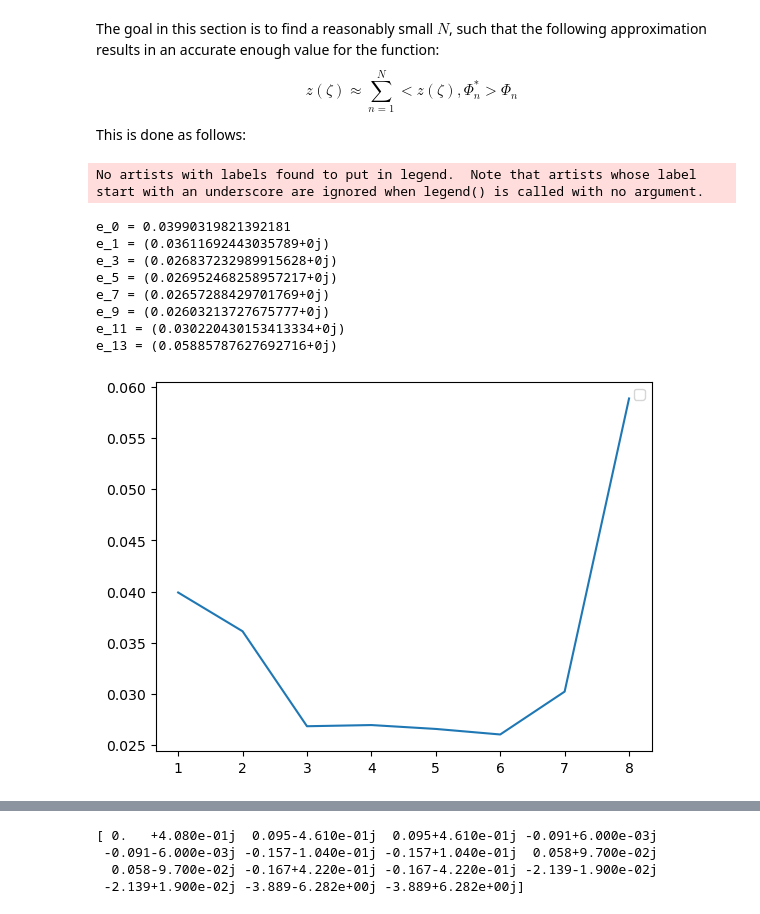
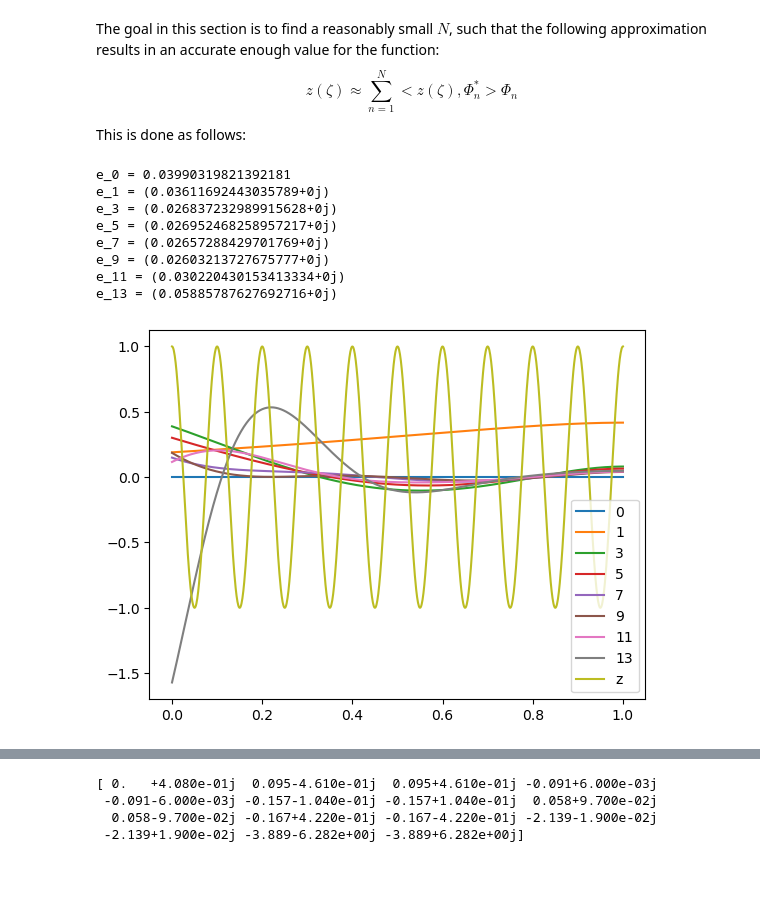
Before and after one commit to behradmoadeli/pfr_isothermal_recycle_delay_optimal, a Jupyter notebook: reports/BehradPaper.ipynb, the cells around one changed output, grey strips where cells are left out. Drawn from its saved outputs; the diff is of its cells as text; code cells hidden in the pictures; blank space fills up the shorter version.

```diff
--- a/reports/BehradPaper.ipynb
+++ b/reports/BehradPaper.ipynb
@@ -538,7 +538,8 @@ This is done as follows:
 for n in range(len(lambdas)):
     for m in range(n+1):
         l = [lambdas[n], lambdas[m]]
-        y = quad(eig_fun_mul_1,0,1,args=(default_pars, l, normal_coefs[m]),complex_func=True)[0]
+        b = [normal_coefs[m], normal_coefs[n]]
+        y = quad(eig_fun_mul_1,0,1,args=(default_pars, l, b),complex_func=True)[0]
         print(f'<Phi_{n+1},Phi*_{m+1}> = {complex(round(y.real,4),round(y.imag,4))}')
 # %% [output]
 <Phi_1,Phi*_1> = (1+0j)
@@ -610,45 +611,46 @@ n_lambdas = 15
 
 x = np.linspace(0,1,1000)
 
 s_1 = [np.zeros_like(x)]
 s_2 = [np.zeros_like(x)]
 
 e = []
 
 for n,l in enumerate(lambdas[:n_lambdas]):
     y = quad(eig_fun_mul_2,0,1,args=(default_pars, l, normal_coefs[n]),complex_func=True)[0]
+    # print(np.round(y,5))
 
     s_1.append(s_1[n] + y * eig_fun_1(x,default_pars, l, normal_coefs[n]))
     s_2.append(s_2[n] + y * eig_fun_2(x,default_pars, l, normal_coefs[n]))
 
     err_1 = s_1[n] - arbit_fun_1(x, default_pars)
     err_2 = s_2[n] - arbit_fun_2(x, default_pars)
 
     err_cum = err_1**2 + err_2**2
     err = np.sqrt(sum(err_cum)) / len(x)
 
     if np.mod(n,2) == 1 or n == 0:
         e.append(err)
         print(f'e_{n} = {e[-1]}')
+        plt.plot(x, s_1[n], label=n)
 
     # if n > 0 and n < 10:
     #     plt.plot(x, s[n], label=n)
 
-plt.plot(range(1, len(e)+1),e)
-# plt.plot(x,arbit_fun_2(x, default_pars), label='z')
+# plt.plot(range(1, len(e)+1),e)
+plt.plot(x,arbit_fun_1(x, default_pars), label='z')
 plt.legend()
 plt.show()
 # %% [output]
-No artists with labels found to put in legend.  Note that artists whose label start with an underscore are ignored when legend() is called with no argument.
+e_0 = 0.03990319821392181
+e_1 = (0.03611692443035789+0j)
+e_3 = (0.026837232989915628+0j)
+e_5 = (0.026952468258957217+0j)
+e_7 = (0.02657288429701769+0j)
+e_9 = (0.02603213727675777+0j)
+e_11 = (0.030220430153413334+0j)
+e_13 = (0.05885787627692716+0j)
-e_0 = 0.03990319821392181
-e_1 = (0.03611692443035789+0j)
-e_3 = (0.026837232989915628+0j)
-e_5 = (0.026952468258957217+0j)
-e_7 = (0.02657288429701769+0j)
-e_9 = (0.02603213727675777+0j)
-e_11 = (0.030220430153413334+0j)
-e_13 = (0.05885787627692716+0j)
-[figure, old version]
+[figure, new version]
 # %%
 x = np.linspace(0,1,1000)
 s = [np.zeros_like(x)]
```
Also changed, not shown: parts of 10 cells of this notebook, 2 other files.
